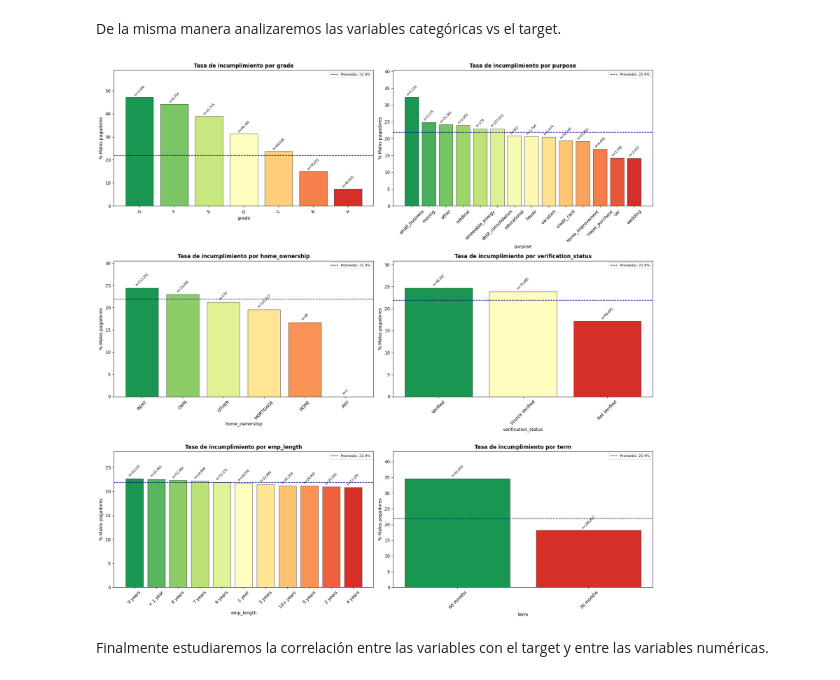
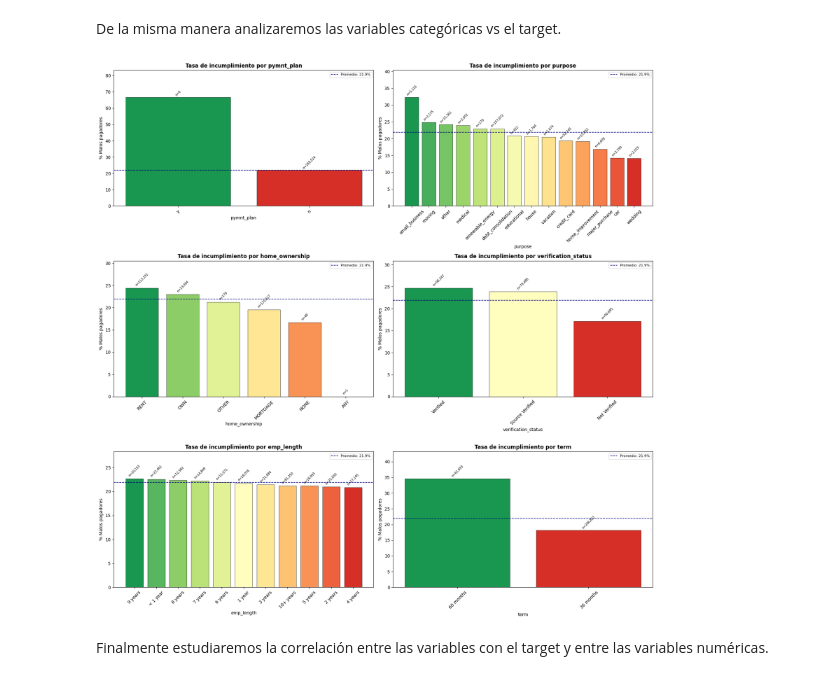
Before and after one commit to jihernandezc/rnaab_riesgo_crediticio, a Jupyter notebook: RAAB_T2_riesgo_crediticio.ipynb, the cells around one changed output. Saved outputs shown, nothing was run; the diff lists cells and outputs as text; code cells hidden in the pictures.

Commit message:
Eliminar grade del modelo

```diff
--- a/RAAB_T2_riesgo_crediticio.ipynb
+++ b/RAAB_T2_riesgo_crediticio.ipynb
@@ -150,11 +150,11 @@ cols_drop_nulos = nulos[nulos >= umbral].index.tolist()
 #Se eliminarán a su vez aquellas columnas que no aportan información relevante para la predicción
 #del modelo, incluyendo 'loan_status' que ya no la necesitamos pues incluímos la columna 'target' como variable objetivo
 cols_drop_id = [
-    'id', 'member_id', 'url', 'desc', 'title', 'zip_code', 'next_pymnt_d',
-    'last_pymnt_d', 'last_pymnt_amnt', 'last_credit_pull_d', 'total_pymnt',
-    'total_pymnt_inv', 'total_rec_prncp', 'total_rec_int', 'total_rec_late_fee',
-    'recoveries', 'collection_recovery_fee', 'funded_amnt', 'funded_amnt_inv',
-    'policy_code', 'issue_d', 'loan_status', 'emp_title', 'out_prncp', 'out_prncp_inv', 'grade'
+    'id', 'member_id', 'url', 'desc', 'title', 'zip_code', 'next_pymnt_d', 'last_pymnt_d',
+    'last_pymnt_amnt', 'last_credit_pull_d', 'total_pymnt','total_pymnt_inv', 'total_rec_prncp',
+    'total_rec_int', 'total_rec_late_fee', 'recoveries', 'collection_recovery_fee', 'funded_amnt',
+    'funded_amnt_inv', 'policy_code', 'issue_d', 'loan_status', 'emp_title', 'out_prncp',
+    'out_prncp_inv', 'grade', 'sub_grade'
 ]
 #Fusionamos ambos criterios en una lista de columnas a eliminar
 cols_to_drop = list(set(cols_drop_nulos + cols_drop_id))
@@ -378,8 +378,7 @@ De la misma manera analizaremos las variables categóricas vs el target.
 # %%
 # Recuperamos las columnas originales antes del encoding
 # Trabajaremos con df_modelo pero reconstruyendo las categóricas desde df
-# Acá usamos grade porque no la eliminamos por ser irrelevante, sino porque se codificó con sub_grade
-cat_vars_analisis = ['grade', 'purpose', 'home_ownership', 'verification_status', 'emp_length', 'term']
+cat_vars_analisis = ['pymnt_plan', 'purpose', 'home_ownership', 'verification_status', 'emp_length', 'term']
 
 fig, axes = plt.subplots(3, 2, figsize=(18, 18))
 axes = axes.flatten()
@@ -399,34 +398,34 @@ for i, var in enumerate(cat_vars_analisis):
 
     colores = plt.cm.RdYlGn_r(np.linspace(0.1, 0.9, len(tasa)))
 
     bars = ax.bar(tasa.index, tasa.values, color=colores, edgecolor='black', linewidth=0.5)
 
     # Añadimos el n de cada categoría sobre cada barra
     for bar, cat in zip(bars, tasa.index):
         n = conteo[cat]
         ax.text(bar.get_x() + bar.get_width()/2,
                 bar.get_height() + 0.3,
                 f'n={n:,}',
                 ha='center', va='bottom', fontsize=7, rotation=45)
 
     ax.set_title(f'Tasa de incumplimiento por {var}', fontsize=12, fontweight='bold')
     ax.set_ylabel('% Malos pagadores')
     ax.set_xlabel(var)
     ax.tick_params(axis='x', rotation=45)
     ax.set_ylim(0, tasa.max() * 1.25)
 
     # Línea de referencia: tasa global
     tasa_global = df_modelo['target'].mean() * 100
     ax.axhline(tasa_global, color='navy', linestyle='--', linewidth=1.2, label=f'Promedio: {tasa_global:.1f}%')
     ax.legend(fontsize=8)
 
 # plt.suptitle('Figura 3. Tasa de incumplimiento por variable categórica',
 #              fontsize=15, fontweight='bold', y=1.01)
 plt.tight_layout()
 plt.savefig(fr'{output_dir}/fig3_categoricas_vs_target.png', dpi=150, bbox_inches='tight')
 plt.show()
 # %% [output]
-[figure, old version]
+[figure, new version]
 # %% [markdown]
 Finalmente estudiaremos la correlación entre las variables con el target y entre las variables numéricas.
 # %%
```
Also changed, not shown: parts of 15 cells of this notebook.
